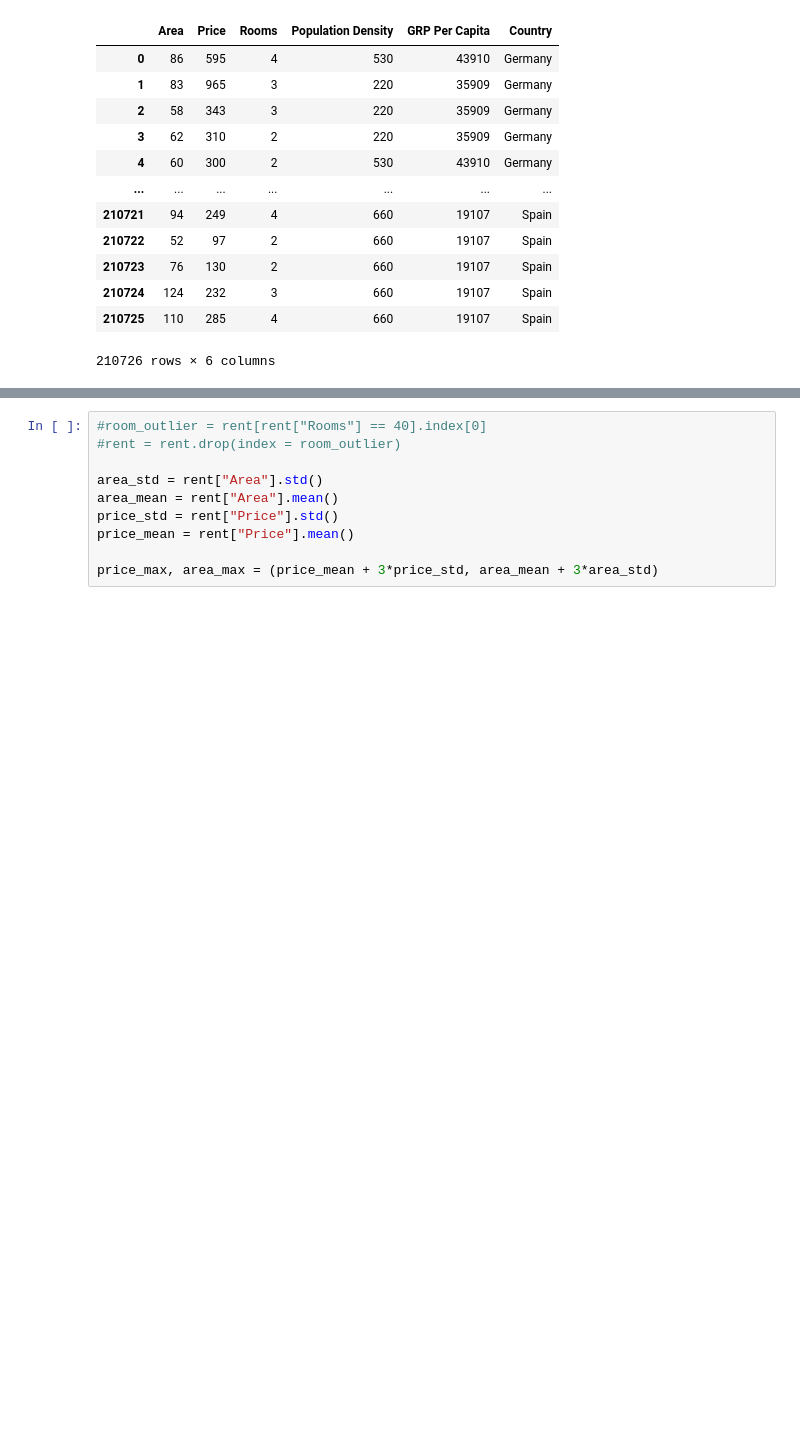
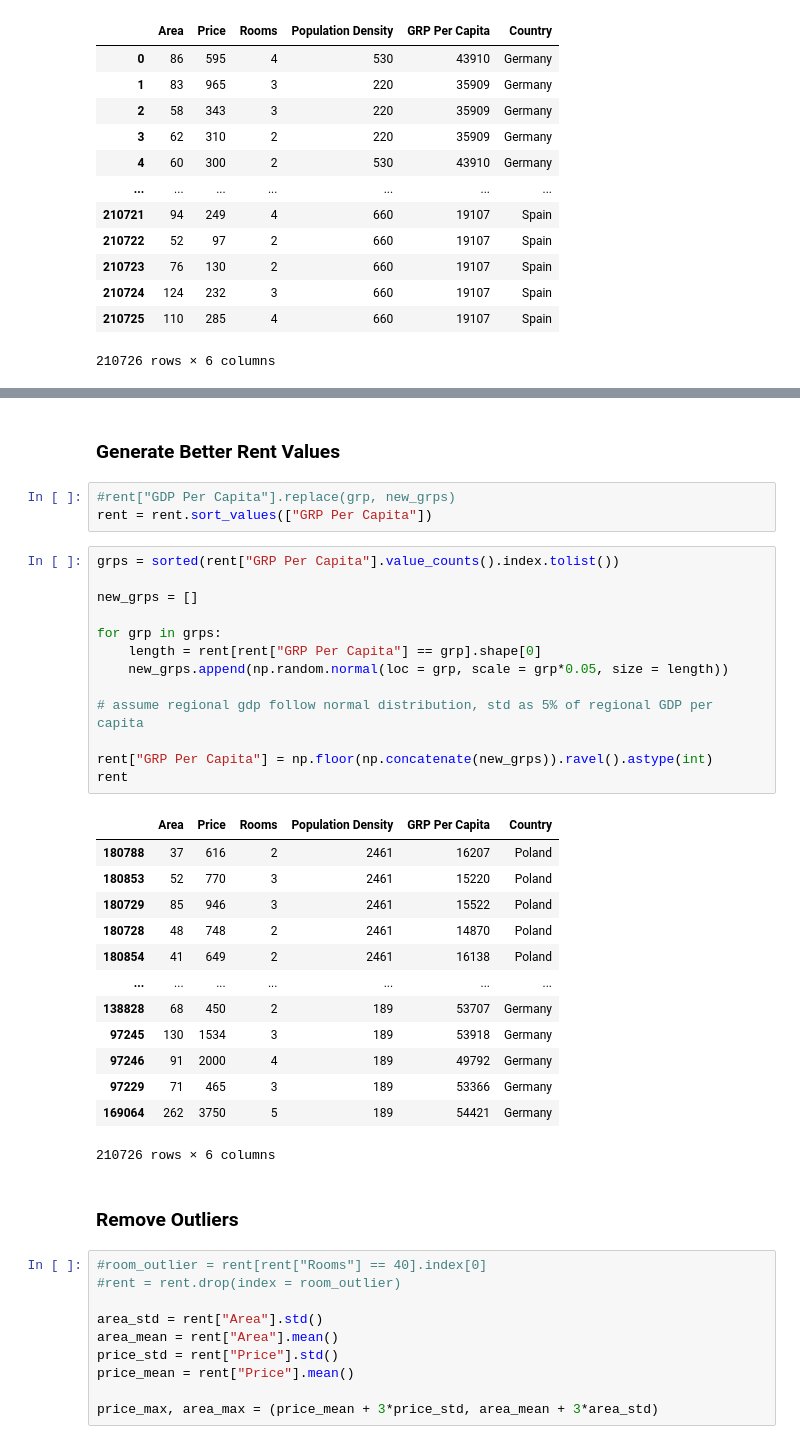
Before and after one commit to tzt775/apartments, a Jupyter notebook: European Rent - Create Dataframe.ipynb, the cells around one changed output, grey strips where cells are left out. Drawn from its saved outputs; the diff is of its cells as text; blank space fills up the shorter version.

```diff
--- a/European Rent - Create Dataframe.ipynb
+++ b/European Rent - Create Dataframe.ipynb
@@ -331,3 +356,37 @@ rent
+# %% [markdown]
+### Generate Better Rent Values
+# %%
+#rent["GDP Per Capita"].replace(grp, new_grps)
+rent = rent.sort_values(["GRP Per Capita"])
+# %%
+grps = sorted(rent["GRP Per Capita"].value_counts().index.tolist())
+
+new_grps = []
+
+for grp in grps:
+    length = rent[rent["GRP Per Capita"] == grp].shape[0]
+    new_grps.append(np.random.normal(loc = grp, scale = grp*0.05, size = length))
+
+# assume regional gdp follow normal distribution, std as 5% of regional GDP per capita
+
+rent["GRP Per Capita"] = np.floor(np.concatenate(new_grps)).ravel().astype(int)
+rent
+# %% [output]
+|  | Area | Price | Rooms | Population Density | GRP Per Capita | Country |
+| 180788 | 37 | 616 | 2 | 2461 | 16207 | Poland |
+| 180853 | 52 | 770 | 3 | 2461 | 15220 | Poland |
+| 180729 | 85 | 946 | 3 | 2461 | 15522 | Poland |
+| 180728 | 48 | 748 | 2 | 2461 | 14870 | Poland |
+| 180854 | 41 | 649 | 2 | 2461 | 16138 | Poland |
+| ... | ... | ... | ... | ... | ... | ... |
+| 138828 | 68 | 450 | 2 | 189 | 53707 | Germany |
+| 97245 | 130 | 1534 | 3 | 189 | 53918 | Germany |
+| 97246 | 91 | 2000 | 4 | 189 | 49792 | Germany |
+| 97229 | 71 | 465 | 3 | 189 | 53366 | Germany |
+| 169064 | 262 | 3750 | 5 | 189 | 54421 | Germany |
+210726 rows × 6 columns
+# %% [markdown]
+### Remove Outliers
 # %%
 #room_outlier = rent[rent["Rooms"] == 40].index[0]
 #rent = rent.drop(index = room_outlier)
```
Also changed, not shown: parts of 2 cells of this notebook, 5 other files.
